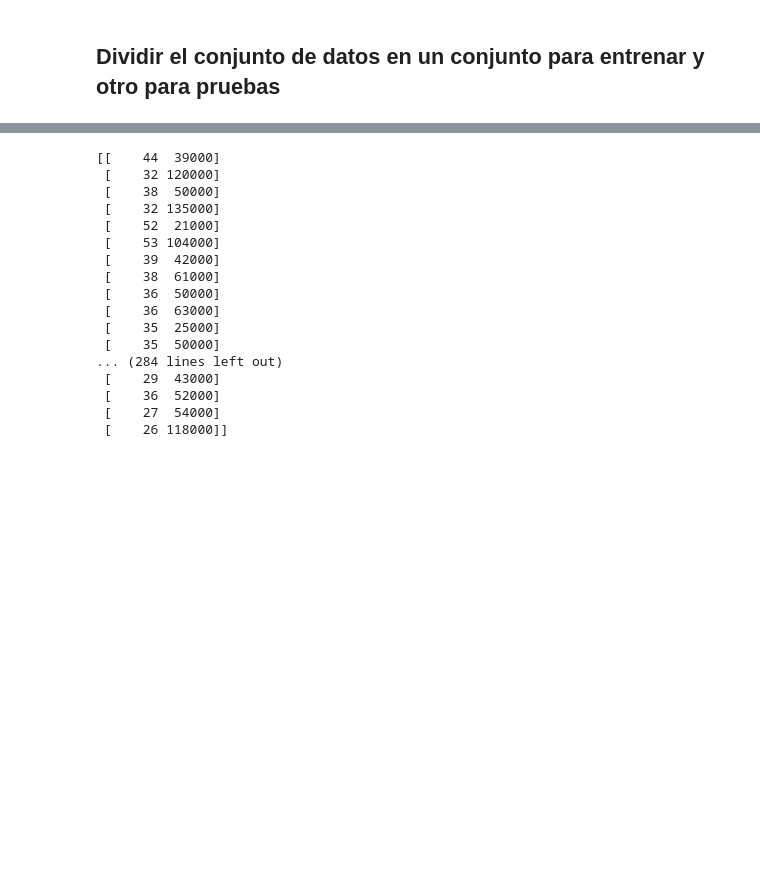
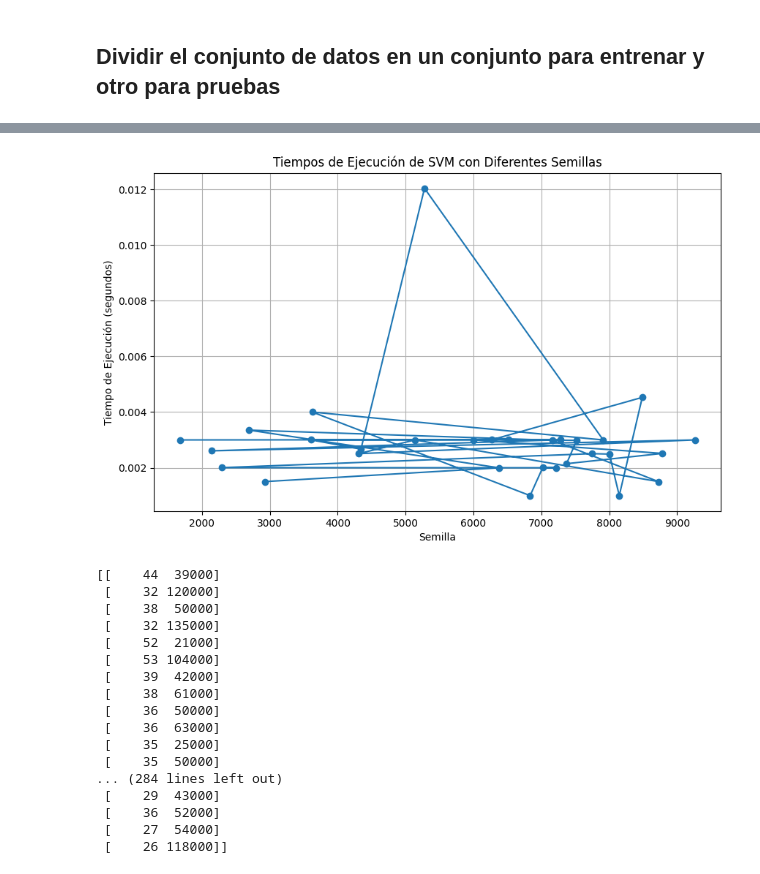
Before and after one commit to Kojimena/P2-ADA, a Jupyter notebook: 01-SVM.ipynb, the cells around one changed output, grey strips where cells are left out. Saved outputs shown, nothing was run; the diff lists cells and outputs as text; code cells hidden in the pictures; blank space fills up the shorter version.

```diff
--- a/01-SVM.ipynb
+++ b/01-SVM.ipynb
@@ -26,0 +24,66 @@ X_entreno, X_prueba, y_entreno, y_prueba = train_test_split(X, y, test_size = 0.
+# %%
+import time
+import numpy as np
+import matplotlib.pyplot as plt
+from sklearn.model_selection import train_test_split
+from sklearn.preprocessing import StandardScaler
+from sklearn.svm import SVC
+from sklearn.metrics import confusion_matrix, accuracy_score
+
+# Diccionario para almacenar los resultados
+resultadosSVM = {}
+
+def resultadosSVM_func(semilla, X, y):
+    # Dividir el conjunto de datos en entrenamiento y prueba
+    X_entreno, X_prueba, y_entreno, y_prueba = train_test_split(X, y, test_size=0.25, random_state=semilla)
+
+    # Normalizar los datos
+    normalizador = StandardScaler()
+    X_entreno = normalizador.fit_transform(X_entreno)
+    X_prueba = normalizador.transform(X_prueba)
+
+    # Entrenar el clasificador SVM
+    clasificador = SVC(kernel='linear', random_state=semilla)
+    inicio = time.time()
+    clasificador.fit(X_entreno, y_entreno)
+    fin = time.time()
+    tiempo_ejecucion = fin - inicio
+
+    # Realizar predicciones
+    y_pred = clasificador.predict(X_prueba)
+
+    # Calcular la matriz de confusión y la precisión
+    mat_conf = confusion_matrix(y_prueba, y_pred)
+    acc = accuracy_score(y_prueba, y_pred)
+
+    # Almacenar los resultados en el diccionario
+    resultadosSVM[semilla] = {'matriz_confusion': mat_conf, 'accuracy': acc, 'tiempo_ejecucion': tiempo_ejecucion}
+
+# Generar 30 semillas distintas y ejecutar la función para cada una
+semillas = np.random.randint(0, 10000, 30)  # Generar 30 semillas aleatorias
+
+for semilla in semillas:
+    resultadosSVM_func(semilla, X, y)
+
+# Imprimir los resultados
+for semilla, resultados in resultadosSVM.items():
+    print(f"Semilla: {semilla}")
+    print(f"Matriz de Confusión:\n{resultados['matriz_confusion']}")
+    print(f"Accuracy: {resultados['accuracy']}")
+    print(f"Tiempo de Ejecución: {resultados['tiempo_ejecucion']} segundos\n")
+
+# Crear una lista de tiempos de ejecución
+tiempos_ejecucion = [resultados['tiempo_ejecucion'] for resultados in resultadosSVM.values()]
+
+# Crear una gráfica de los tiempos de ejecución
+plt.figure(figsize=(10, 6))
+plt.plot(list(resultadosSVM.keys()), tiempos_ejecucion, marker='o', linestyle='-')
+plt.title('Tiempos de Ejecución de SVM con Diferentes Semillas')
+plt.xlabel('Semilla')
+plt.ylabel('Tiempo de Ejecución (segundos)')
+plt.grid(True)
+plt.show()
+
+
+X_entreno, X_prueba, y_entreno, y_prueba = train_test_split(X, y, test_size=0.25, random_state=semilla)
+# %% [output]
@@ -27,3 +107,4 @@ X_entreno, X_prueba, y_entreno, y_prueba = train_test_split(X, y, test_size = 0.
+[figure, added]
 # %%
 print(X_entreno)
 # %% [output]
```
Also changed, not shown: parts of 5 cells of this notebook.
